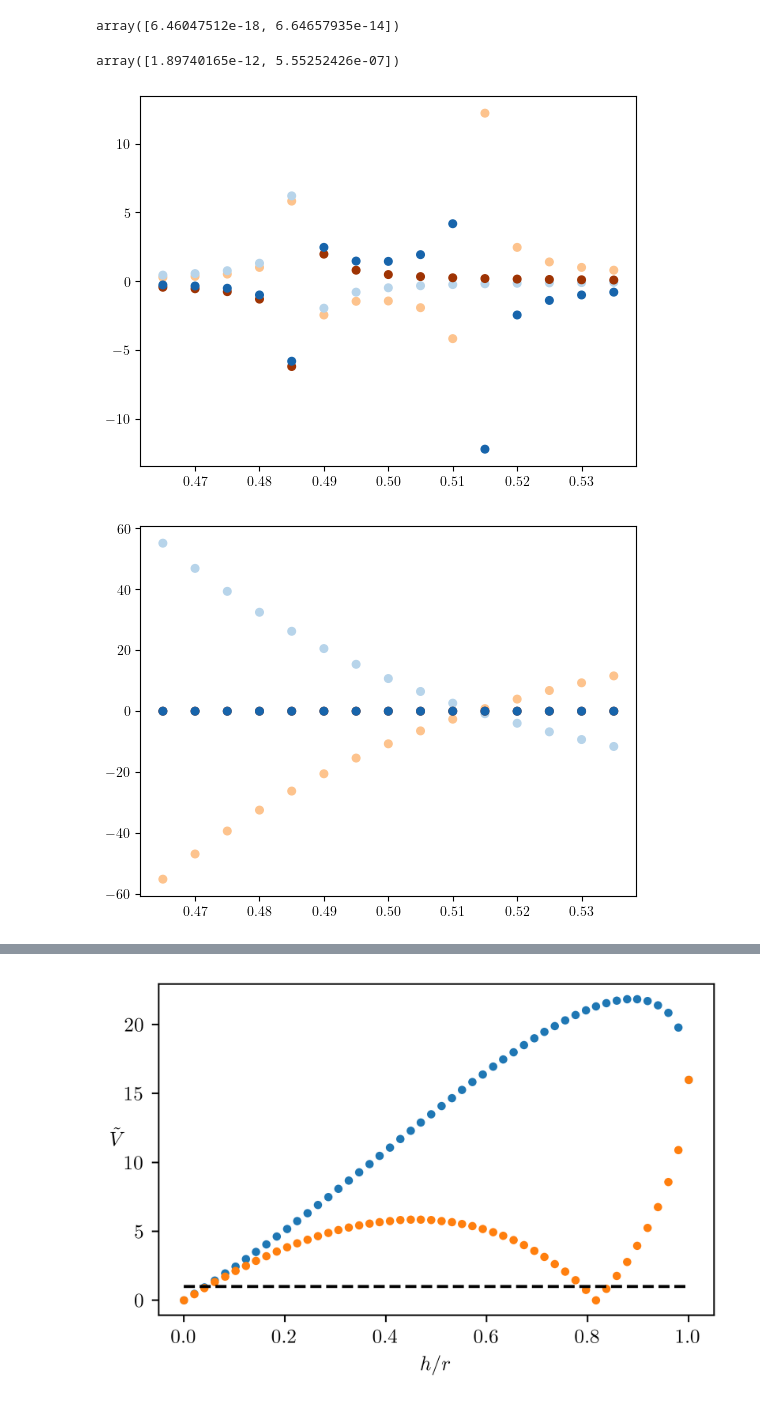
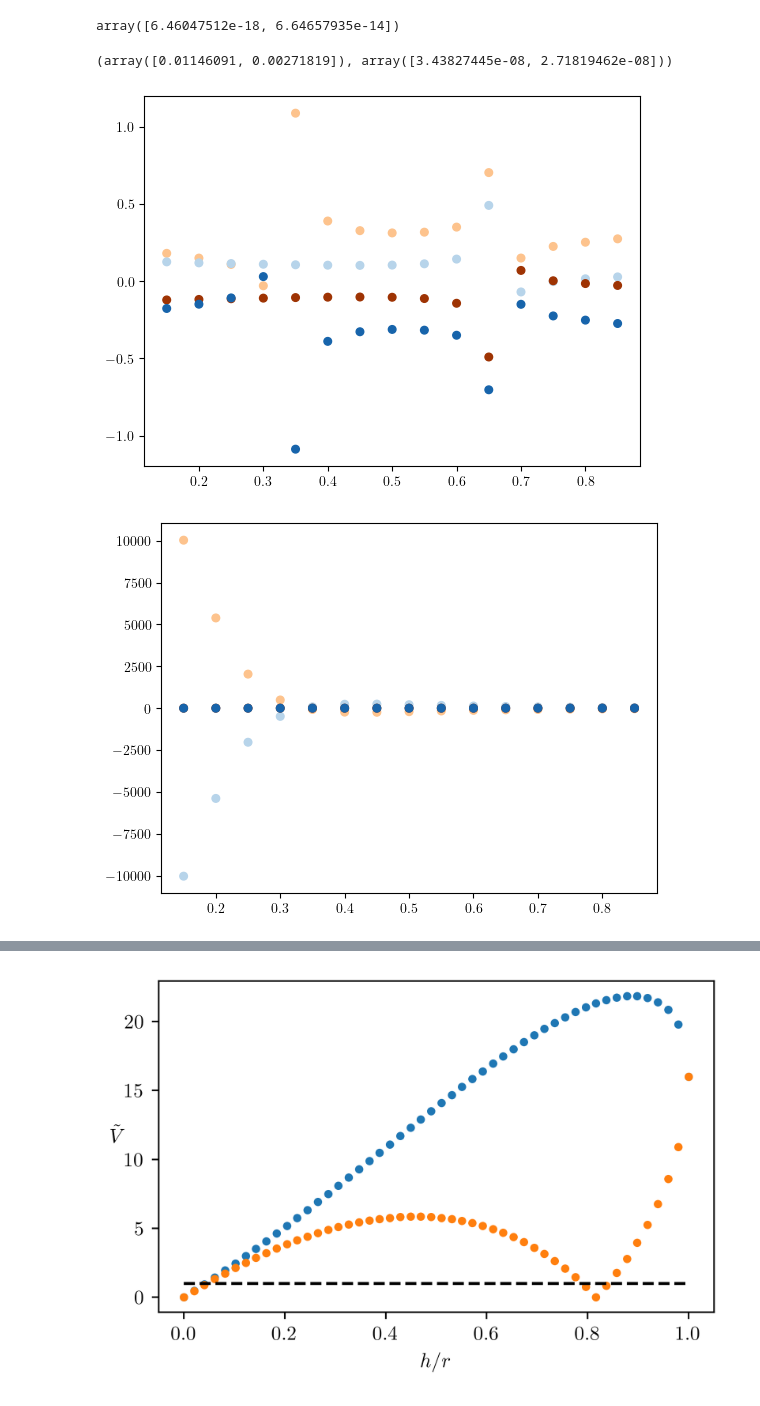
Before and after one commit to ChriGomm/master, a Jupyter notebook: numerics/interactions.ipynb, the cells around one changed output, grey strips where cells are left out. Cells and saved outputs as stored; diff of their text form; code cells hidden in the pictures.

```diff
--- a/numerics/interactions.ipynb
+++ b/numerics/interactions.ipynb
@@ -611,9 +611,9 @@ m = 85.5*c.u
 w = 2*np.pi*10**3*np.array([50,80])
 r= np.array([3,10])/10**6
 np.sqrt(c.hbar/m/2/w)/r, np.sqrt(c.hbar/2/m/w)
-m*w**2*r**2/V[::-1]
+# m*w**2*r**2/V[::-1]
 # %% [output]
-array([1.89740165e-12, 5.55252426e-07])
+(array([0.01146091, 0.00271819]), array([3.43827445e-08, 2.71819462e-08]))
 # %%
 def grad(b,h,a,chain_length,interaction,d):
     latticeA = np.array([[0,0],[a,0]])
@@ -660,41 +660,41 @@ orange = cm.Oranges
 blue = cm.Blues
 chain_length = 4
 N = 15
-b = np.linspace(0.465,0.535,N)
-# b = np.linspace(0.3,0.7,N)
+# b = np.linspace(0.465,0.535,N)
+b = np.linspace(0.15,0.85,N)
 h = 0.2
 a = 1
 # d = np.array([np.sqrt(1/3),np.sqrt(2/3)])
-d = np.array([0,1])
+d = np.array([1,0])
 eigenvecs = np.zeros((N,chain_length))
 dist1 = np.zeros(N)
 dist2 = np.zeros(N)
 fig, ax = plt.subplots(1,1)
 fig2, ax2 = plt.subplots(1,1)
 fig3, ax3 = plt.subplots(1,1)
 colors = np.zeros((chain_length,4))
 colors[::2] = orange(np.linspace(0.3,0.9,chain_length//2+chain_length%2))
 colors[1::2] = blue(np.linspace(0.3,0.8,chain_length//2))
 for i in range(N):
     dmat = nearest_nb_Hamiltonian(b[i],h,a,chain_length,lambda x, y: dip_derivative_full(x, 0, 0, y),0,d)
     dmat += np.diag(np.ones(chain_length))*(m*w**2*r**2/V)[-1]
     beta = grad(b[i],h,a,chain_length,nom_der1,d)
     # eig, vecs = np.linalg.eig(dmat)
     # eigenvecs[i,:] = sorted(eig)
     eigenvecs[i,:] = np.linalg.solve(dmat,beta)
     # ax.scatter(b[i]*np.ones(chain_length-2),beta[::3],color='0')
     # ax.scatter(b[i]*np.ones(chain_length-2),eigenvecs[i,2:],color=colors[:2],s=30)
     ax.scatter(b[i]*np.ones(chain_length),eigenvecs[i,:],color=colors,s=30)
     # dist1[i], dist2[i] = grad(b[i],h,a,chain_length,nom_der1,d)
     # ax.scatter(b[i]*np.ones(chain_length),beta,color='0')
     ax2.scatter(b[i]*np.ones(chain_length),dmat[:,0],color=colors,s=30)
     ax3.scatter(b[i]*np.ones(chain_length),dmat[:,1],color=colors,s=30)
     # ax.scatter(b[i]*np.ones(1),dist1,color='0')
     # ax.scatter(b[i]*np.ones(1),dist2,color='red')
 # ax.scatter(b,dist1,color='0')
 # ax.scatter(b,dist2[::-1],color='red')
 # ax.set_ylim(-3,3)
 plt.show()
 # %% [output]
-[figure, old version]
+[figure, new version]
-[figure, old version]
+[figure, new version]
```
Also changed, not shown: parts of 6 cells of this notebook, 8 other files.
